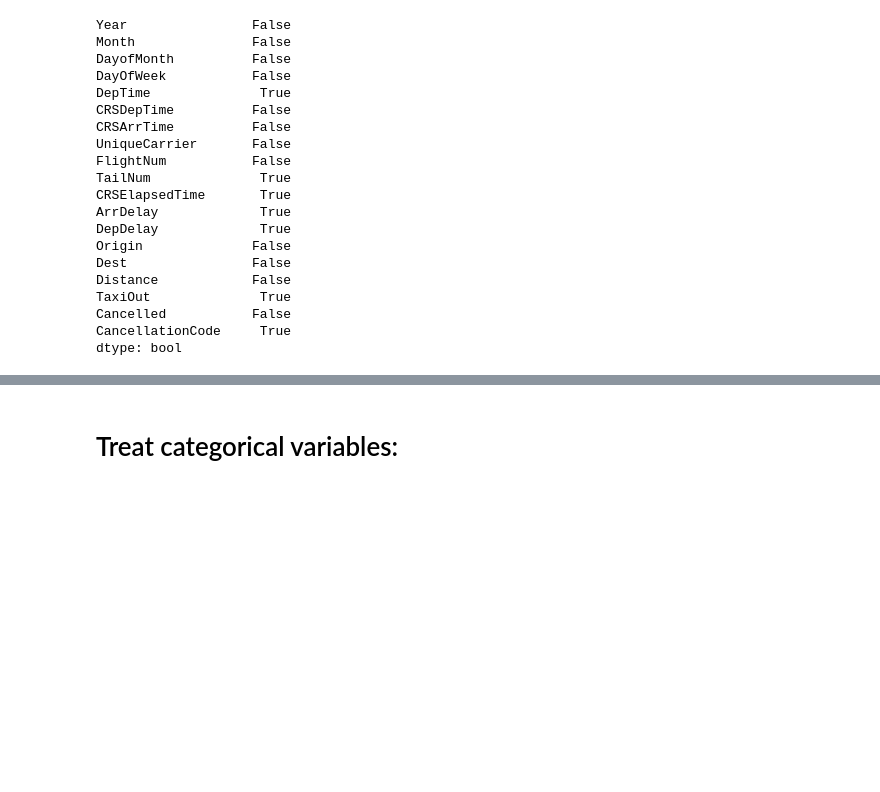
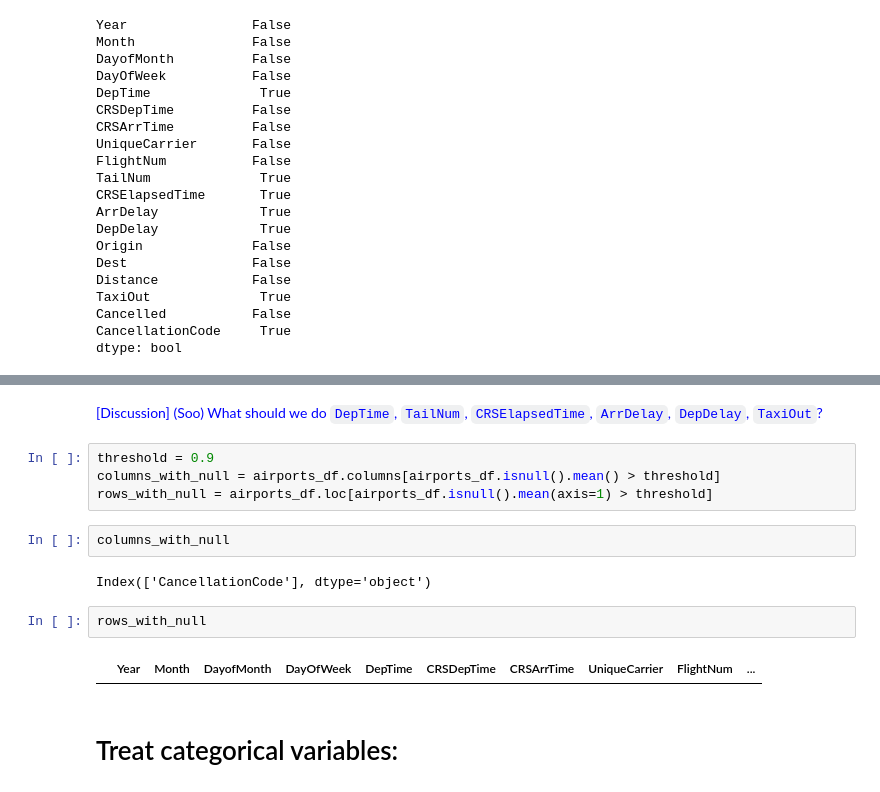
Before and after one commit to soomin-jeong/spark-ml-project, a Jupyter notebook: DataPreparation.ipynb, the cells around one changed output, grey strips where cells are left out. Saved outputs shown, nothing was run; the diff lists cells and outputs as text; blank space fills up the shorter version.

```diff
--- a/DataPreparation.ipynb
+++ b/DataPreparation.ipynb
@@ -55,3 +121,17 @@ dtype: bool
+# %% [markdown]
+<span style="color:blue">[Discussion] (Soo) What should we do `DepTime`, `TailNum`, `CRSElapsedTime`, `ArrDelay`, `DepDelay`, `TaxiOut`? </span>
+# %%
+threshold = 0.9
+columns_with_null = airports_df.columns[airports_df.isnull().mean() > threshold]
+rows_with_null = airports_df.loc[airports_df.isnull().mean(axis=1) > threshold]
+# %%
+columns_with_null
+# %% [output]
+Index(['CancellationCode'], dtype='object')
+# %%
+rows_with_null
+# %% [output]
+|  | Year | Month | DayofMonth | DayOfWeek | DepTime | CRSDepTime | CRSArrTime | UniqueCarrier | FlightNum | ... |
 # %% [markdown]
 # Treat categorical variables:
 # %%
```
Also changed, not shown: parts of 10 cells of this notebook, 2 other files.
